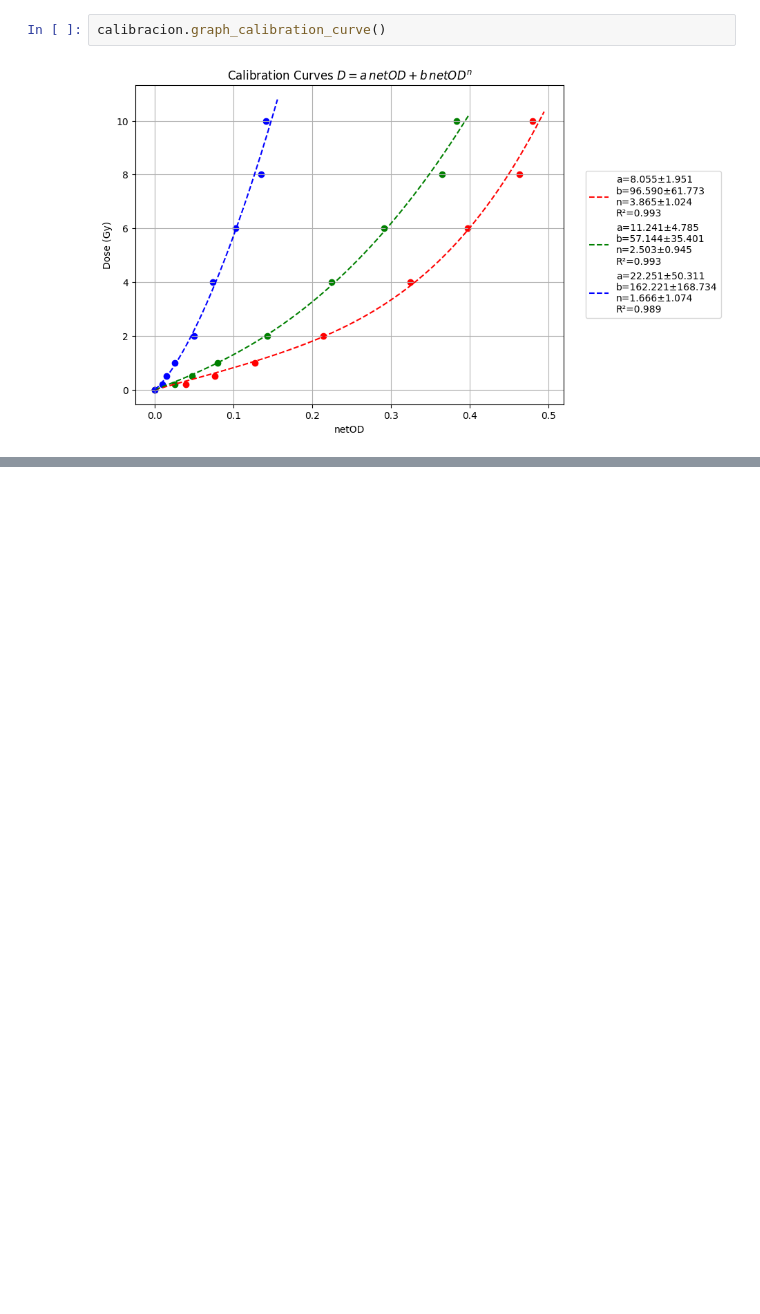
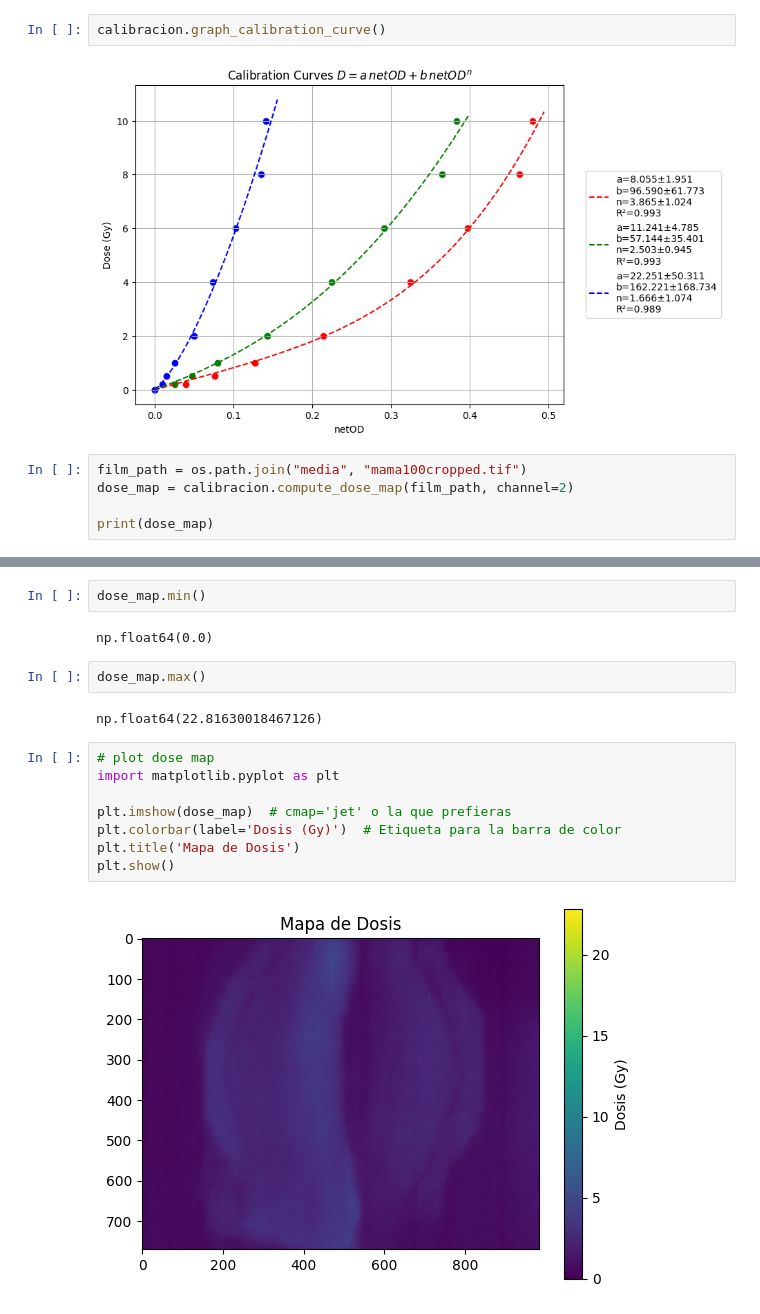
Before and after one commit to eduardoh27/FilmQADose, a Jupyter notebook: app/import.ipynb, the cells around one changed output, grey strips where cells are left out. Cells and saved outputs as stored; diff of their text form; blank space fills up the shorter version.

Commit message:
Dose map PoC

```diff
--- a/app/import.ipynb
+++ b/app/import.ipynb
@@ -47,3 +29,8 @@ calibracion.dose_to_independent_by_channel
 calibracion.graph_calibration_curve()
 # %% [output]
 [figure]
+# %%
+film_path = os.path.join("media", "mama100cropped.tif")
+dose_map = calibracion.compute_dose_map(film_path, channel=2)
+
+print(dose_map)
@@ -49,0 +71,18 @@ calibracion.graph_calibration_curve()
+# %%
+dose_map.min()
+# %% [output]
+np.float64(0.0)
+# %%
+dose_map.max()
+# %% [output]
+np.float64(22.81630018467126)
+# %%
+# plot dose map
+import matplotlib.pyplot as plt
+
+plt.imshow(dose_map)  # cmap='jet' o la que prefieras
+plt.colorbar(label='Dosis (Gy)')  # Etiqueta para la barra de color
+plt.title('Mapa de Dosis')
+plt.show()
+# %% [output]
+[figure, added]
```
Also changed, not shown: parts of 9 cells of this notebook, 8 other files.
